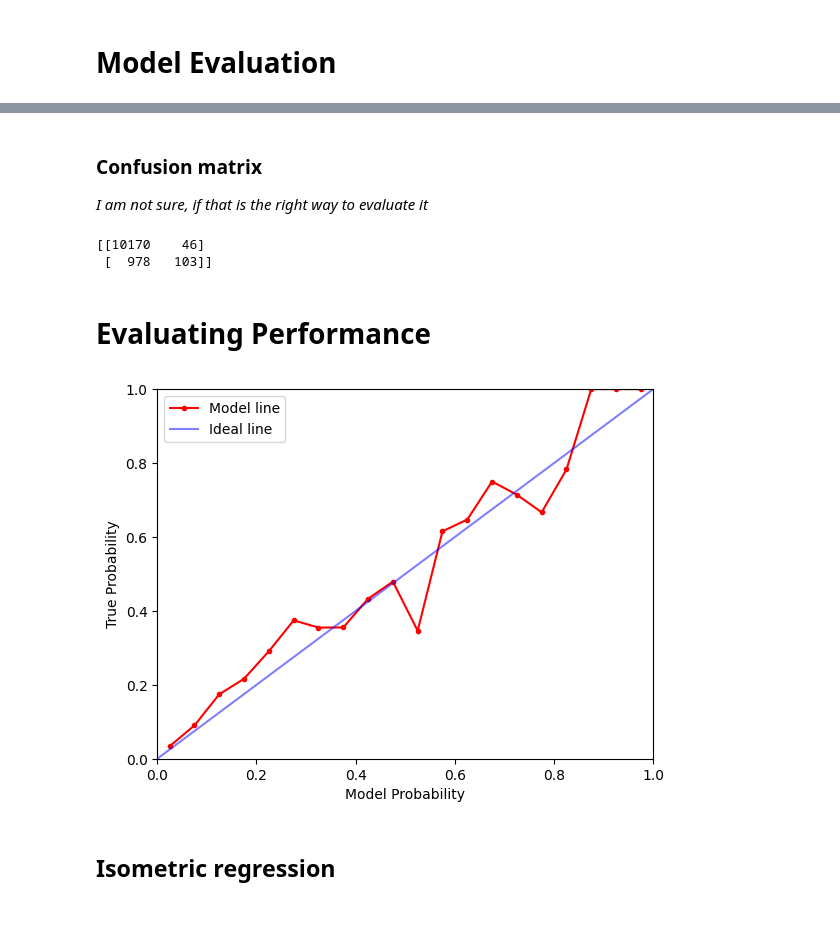
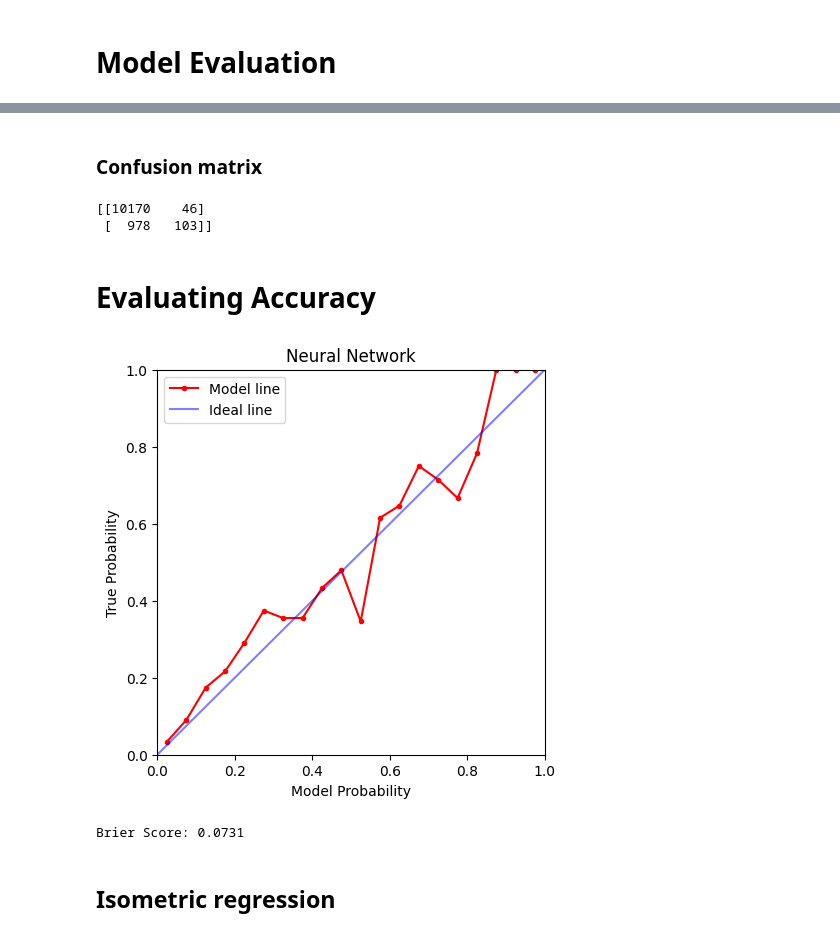
Before and after one commit to kaspar-soukup/expected_goals, a Jupyter notebook: Expected-Goals/notebooks/Neural_Network.ipynb, the cells around one changed output, grey strips where cells are left out. Cells and saved outputs as stored; diff of their text form; code cells hidden in the pictures.

Commit message:
new neural network notebook

```diff
--- a/Expected-Goals/notebooks/Neural_Network.ipynb
+++ b/Expected-Goals/notebooks/Neural_Network.ipynb
@@ -38,5 +39,6 @@ PROCESSED_DIR = DATA_DIR / "processed"
 # %%
-football_model_df = pd.read_pickle(PROCESSED_DIR / 'football_model_processed.pickle')
+football_df = pd.read_pickle("/content/drive/MyDrive/Data Analytics/Assignments/Group Project/football_processed.pickle")
+football_model_df = pd.read_pickle("/content/drive/MyDrive/Data Analytics/Assignments/Group Project/football_model_processed.pickle")
 # %% [markdown]
 # Looking at data
 # %%
@@ -347,7 +307,5 @@ y_pred = (pred_probs > 0.5).astype(int)   # convert probabilities to 0/1
 # %% [markdown]
 ### **Confusion matrix**
-
-*I am not sure, if that is the right way to evaluate it*
 # %%
 cm = confusion_matrix(test_y, y_pred)
 print(cm)
@@ -355,7 +313,7 @@ print(cm)
 [[10170    46]
  [  978   103]]
 # %% [markdown]
-# Evaluating Performance
+# Evaluating Accuracy
 # %%
 evaluation = pd.DataFrame(pred_probs, test_y).reset_index()
 evaluation.columns = ["outcome", "pred_prob"]
@@ -367,15 +325,17 @@ for prob in model_probs:
     true_probs.append(evaluation[(evaluation["pred_prob"] >= prob -0.025) & (evaluation["pred_prob"] <= prob + 0.025)]["outcome"].mean())
 # %%
 plot_probs = np.linspace(0,1.01, num = 10)
+
+plt.figure(figsize=(5, 5))
 
 plt.plot(model_probs, true_probs, color = "red", marker='.', label = "Model line")
 plt.plot(plot_probs, plot_probs, alpha = 0.5, color = "blue", label = "Ideal line")
 plt.xlim(0,1)
 plt.ylim(0,1)
-#plt.axvspan(0.9, 1, alpha=0.1, label = "No shots with prob > 0.9", color = "red")
 plt.legend()
+plt.title("Neural Network")
 plt.xlabel("Model Probability")
 plt.ylabel("True Probability")
 plt.show()
 # %% [output]
-[figure, old version]
+[figure, new version]
@@ -388,3 +342,11 @@ print(f"Brier Score: {brier_score:.4f}")
+# %%
+from sklearn.metrics import brier_score_loss
+
+# Compute Brier score for the test set predictions
+brier_score = brier_score_loss(test_y, pred_probs)
+print(f"Brier Score: {brier_score:.4f}")
+# %% [output]
+Brier Score: 0.0731
 # %% [markdown]
 ## Isometric regression
 # %%
```
Also changed, not shown: parts of 11 cells of this notebook.
